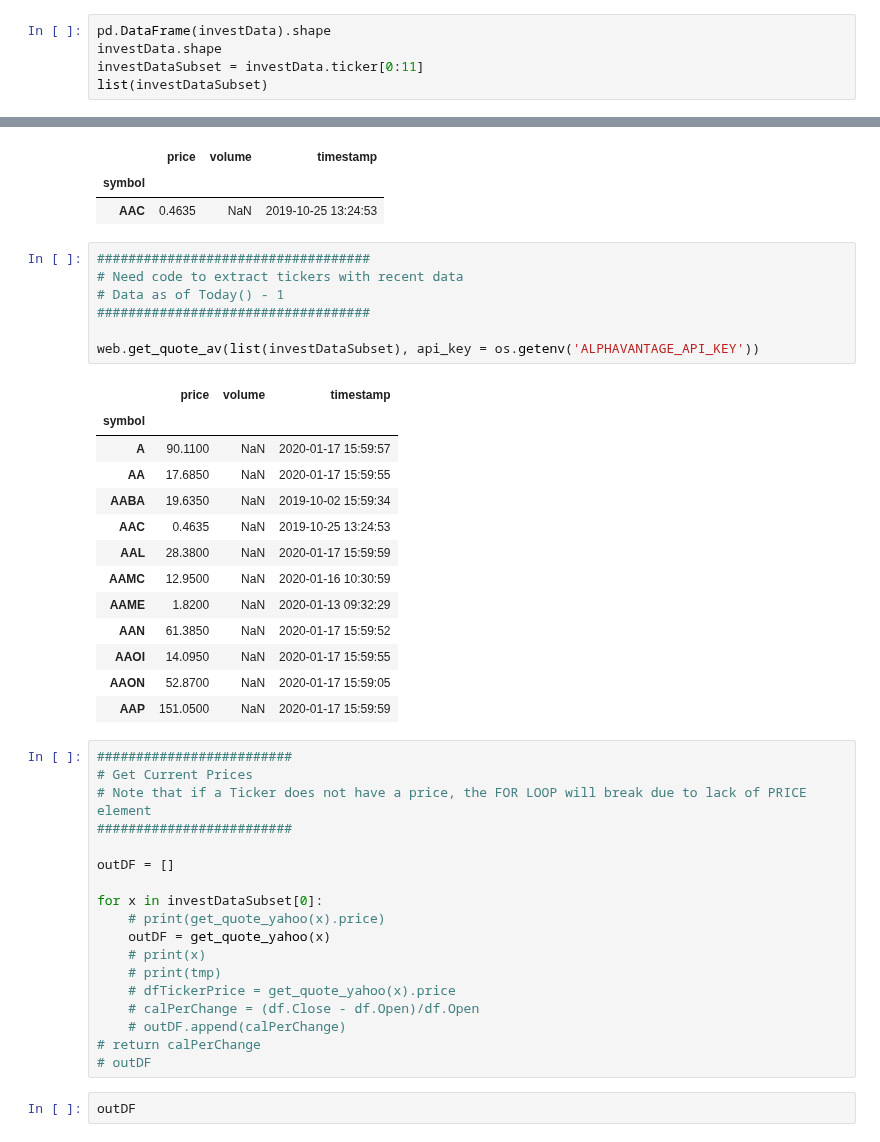
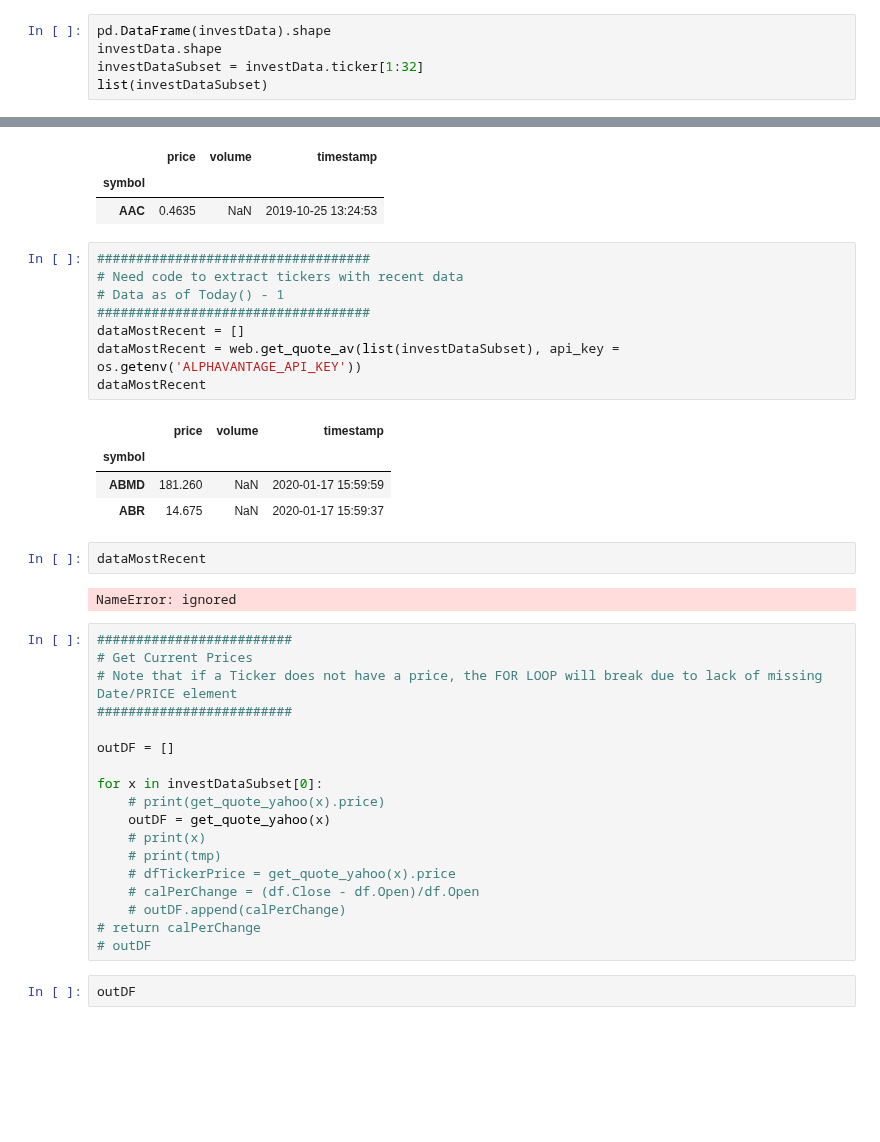
Before and after one commit to dcovarru/investmentsPython, a Jupyter notebook: investments.ipynb, the cells around one changed output, grey strips where cells are left out. Drawn from its saved outputs; the diff is of its cells as text; blank space fills up the shorter version.

```diff
--- a/investments.ipynb
+++ b/investments.ipynb
@@ -43,6 +44,6 @@ investData = pd.read_csv('https://dumbstockapi.com/stock?format=csv&countries=US
 # %%
 pd.DataFrame(investData).shape
 investData.shape
-investDataSubset = investData.ticker[0:11]
+investDataSubset = investData.ticker[1:32]
 list(investDataSubset)
 # %% [output]
@@ -65,28 +109,24 @@ web.get_quote_av("AAC", api_key = os.getenv('ALPHAVANTAGE_API_KEY'))
 # %%
 ###################################
 # Need code to extract tickers with recent data
 # Data as of Today() - 1
 ###################################
-
-web.get_quote_av(list(investDataSubset), api_key = os.getenv('ALPHAVANTAGE_API_KEY'))
+dataMostRecent = []
+dataMostRecent = web.get_quote_av(list(investDataSubset), api_key = os.getenv('ALPHAVANTAGE_API_KEY'))
+dataMostRecent
 # %% [output]
 |  | price | volume | timestamp |
 | symbol |  |  |  |
-| A | 90.1100 | NaN | 2020-01-17 15:59:57 |
-| AA | 17.6850 | NaN | 2020-01-17 15:59:55 |
-| AABA | 19.6350 | NaN | 2019-10-02 15:59:34 |
-| AAC | 0.4635 | NaN | 2019-10-25 13:24:53 |
-| AAL | 28.3800 | NaN | 2020-01-17 15:59:59 |
-| AAMC | 12.9500 | NaN | 2020-01-16 10:30:59 |
-| AAME | 1.8200 | NaN | 2020-01-13 09:32:29 |
-| AAN | 61.3850 | NaN | 2020-01-17 15:59:52 |
-| AAOI | 14.0950 | NaN | 2020-01-17 15:59:55 |
-| AAON | 52.8700 | NaN | 2020-01-17 15:59:05 |
-| AAP | 151.0500 | NaN | 2020-01-17 15:59:59 |
+| ABMD | 181.260 | NaN | 2020-01-17 15:59:59 |
+| ABR | 14.675 | NaN | 2020-01-17 15:59:37 |
+# %%
+dataMostRecent
+# %% [output]
+NameError: ignored
 # %%
 #########################
 # Get Current Prices
-# Note that if a Ticker does not have a price, the FOR LOOP will break due to lack of PRICE element
+# Note that if a Ticker does not have a price, the FOR LOOP will break due to lack of missing Date/PRICE element
 #########################
 
 outDF = []
```
Also changed, not shown: parts of 4 cells of this notebook.
